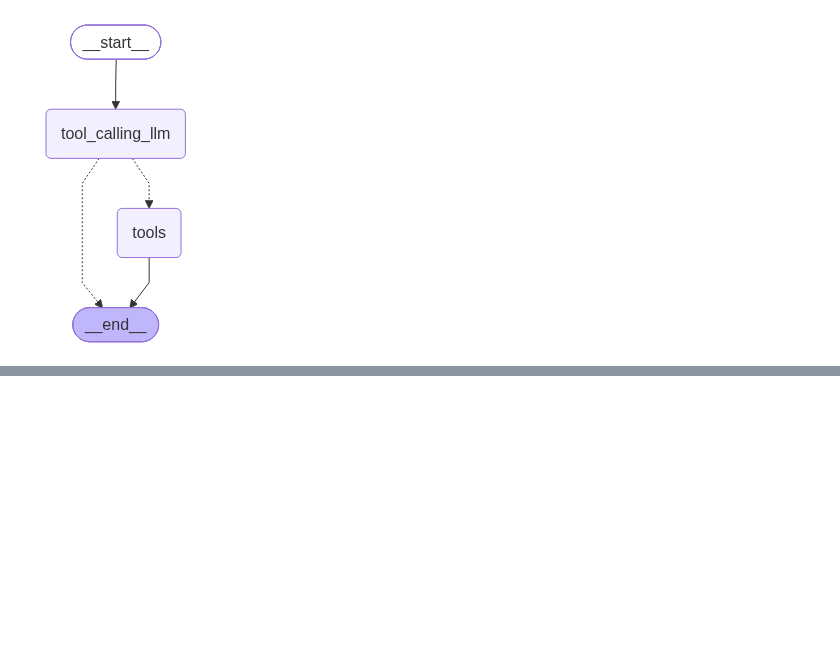
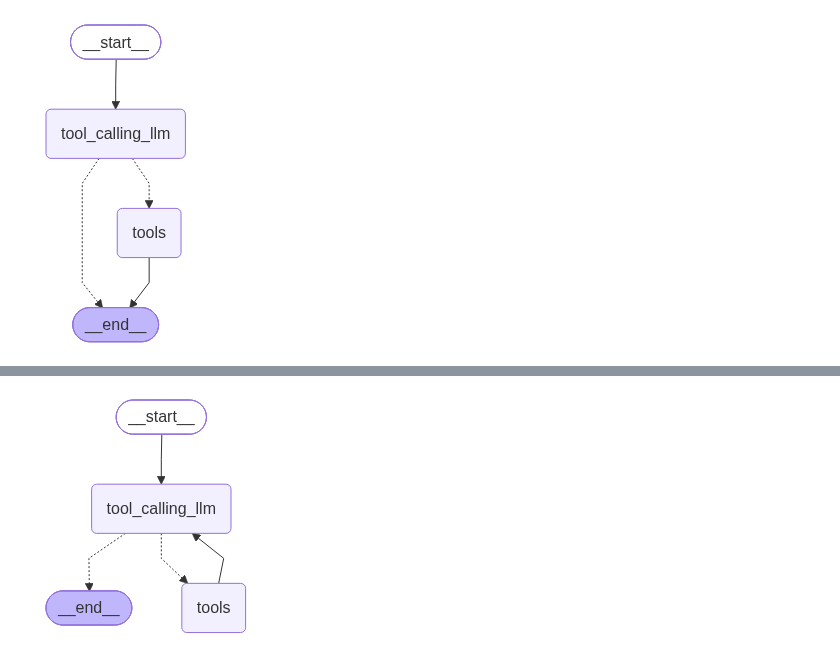
Before and after one commit to raghu-raj23/agentic_ai, a Jupyter notebook: langgraph/1-Basic-Chatbot/1-basicchatbot.ipynb, the cells around one changed output, grey strips where cells are left out. Drawn from its saved outputs; the diff is of its cells as text; code cells hidden in the pictures; blank space fills up the shorter version.

Commit message:
ReACT agent basics

```diff
--- a/langgraph/1-Basic-Chatbot/1-basicchatbot.ipynb
+++ b/langgraph/1-Basic-Chatbot/1-basicchatbot.ipynb
@@ -148,0 +163,35 @@ display(Image(graph.get_graph().draw_mermaid_png()))
+# %%
+## ReACT Agent
+
+from langgraph.graph import StateGraph
+from langgraph.prebuilt import ToolNode
+from langgraph.prebuilt import tools_condition
+
+## Node definition
+def tool_calling_llm(state:State):
+    return {"messages":[llm_with_tools.invoke(state["messages"])]}
+
+## Graph
+builder = StateGraph(State)
+builder.add_node("tool_calling_llm", tool_calling_llm)
+builder.add_node("tools", ToolNode(tools))
+
+## Add Edges
+builder.add_edge(START, "tool_calling_llm")
+builder.add_conditional_edges("tool_calling_llm",
+# if latest message from assistant is tool call -> tools_condition routes to tools
+# if not a tool call -> routes to end
+# for it to route to the "tools" perfectly, it has to be named as "tools"
+tools_condition
+)
+
+builder.add_edge("tools", "tool_calling_llm")
+
+builder.add_edge("tools", END)
+
+## Compile the graph
+graph = builder.compile()
+
+display(Image(graph.get_graph().draw_mermaid_png()))
+# %% [output]
+[figure, added]
```
Also changed, not shown: parts of 3 cells of this notebook.
